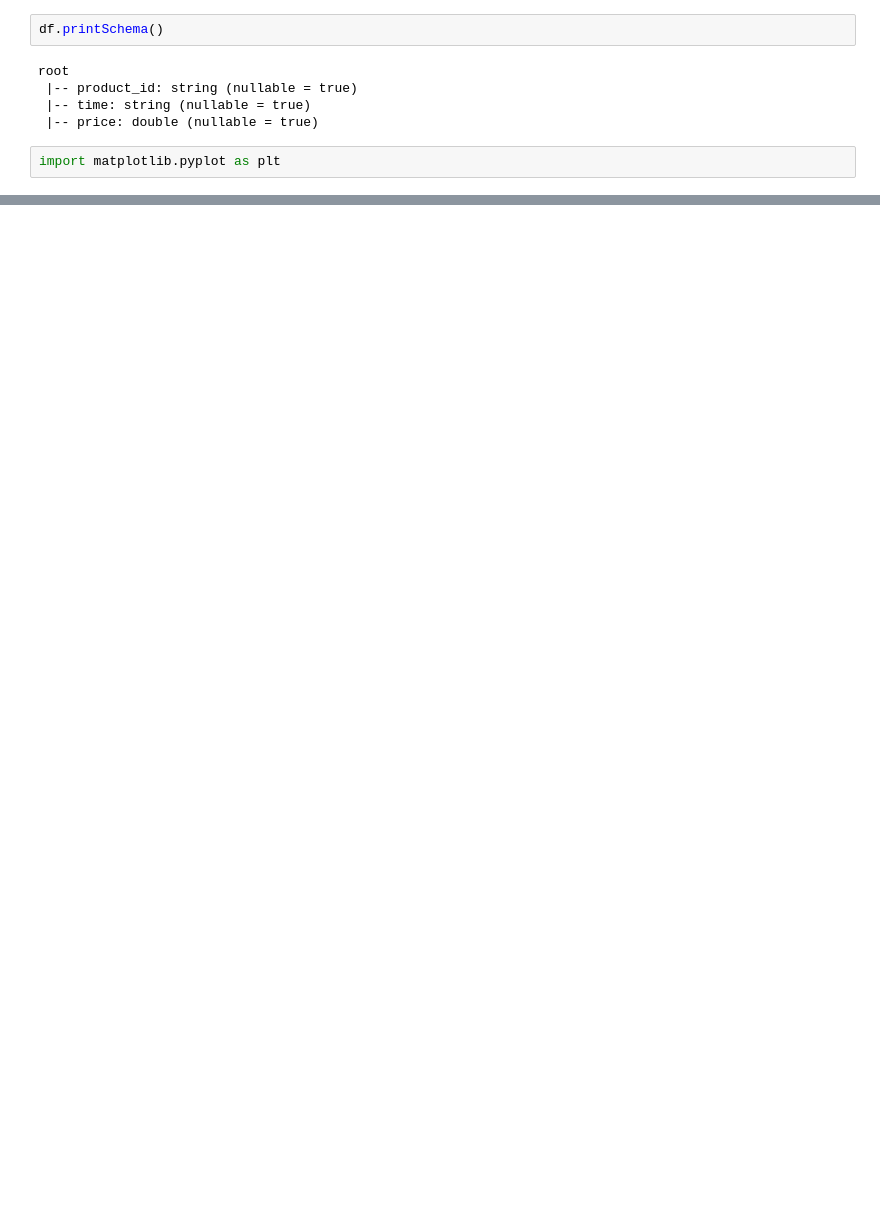
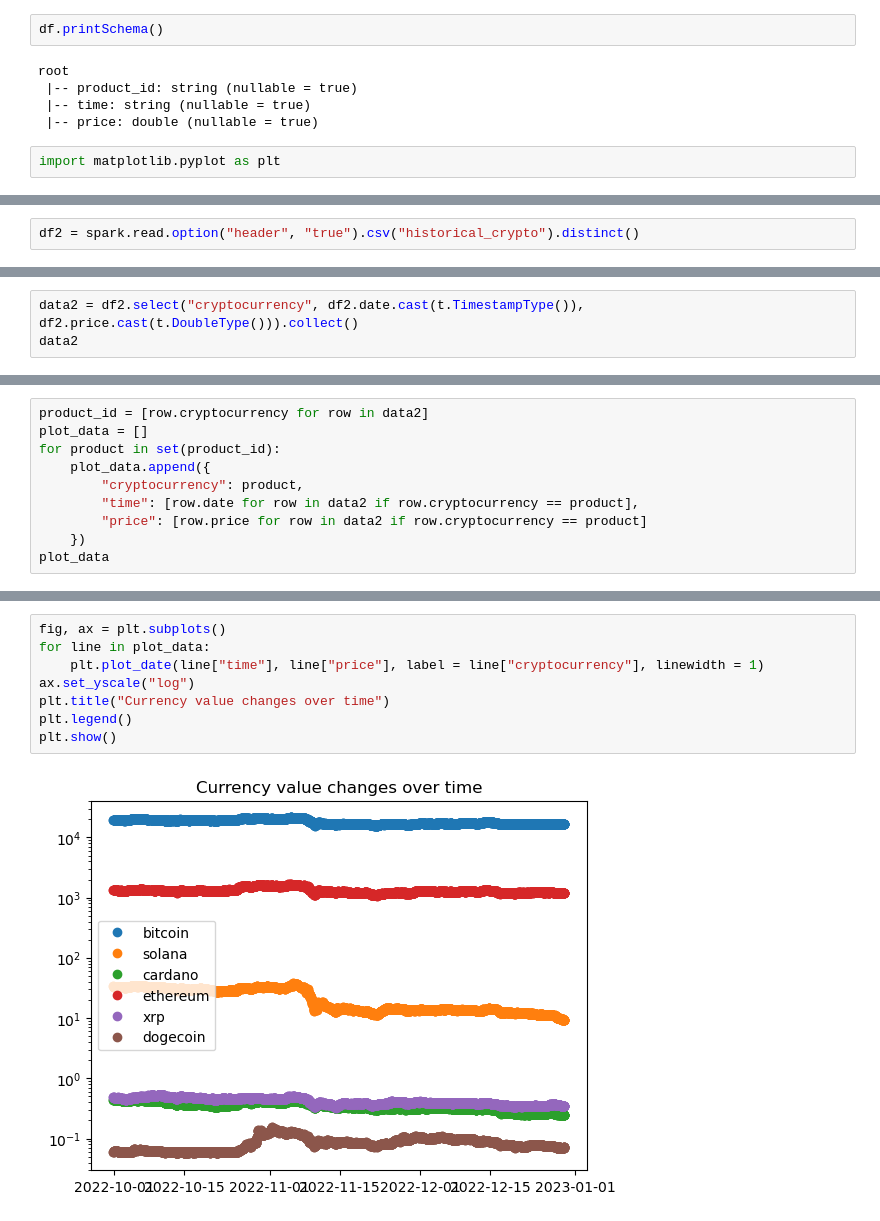
Before and after one commit to marneusz/BigDataAnalytics, a Jupyter notebook: 3_machine_learning/EDA.ipynb, the cells around one changed output, grey strips where cells are left out. Cells and saved outputs as stored; diff of their text form; blank space fills up the shorter version.

```diff
--- a/3_machine_learning/EDA.ipynb
+++ b/3_machine_learning/EDA.ipynb
@@ -331,0 +324,2 @@ plt.show()
+# %%
+df2 = spark.read.option("header", "true").csv("historical_crypto").distinct()
@@ -331,0 +341,3 @@ plt.show()
+# %%
+data2 = df2.select("cryptocurrency", df2.date.cast(t.TimestampType()), df2.price.cast(t.DoubleType())).collect()
+data2
@@ -331,0 +362,10 @@ plt.show()
+# %%
+product_id = [row.cryptocurrency for row in data2]
+plot_data = []
+for product in set(product_id):
+    plot_data.append({
+        "cryptocurrency": product,
+        "time": [row.date for row in data2 if row.cryptocurrency == product],
+        "price": [row.price for row in data2 if row.cryptocurrency == product]
+    })
+plot_data
@@ -331,0 +390,10 @@ plt.show()
+# %%
+fig, ax = plt.subplots()
+for line in plot_data:
+    plt.plot_date(line["time"], line["price"], label = line["cryptocurrency"], linewidth = 1)
+ax.set_yscale("log")
+plt.title("Currency value changes over time")
+plt.legend()
+plt.show()
+# %% [output]
+[figure, added]
```
Also changed, not shown: parts of 12 cells of this notebook, 2 other files.
